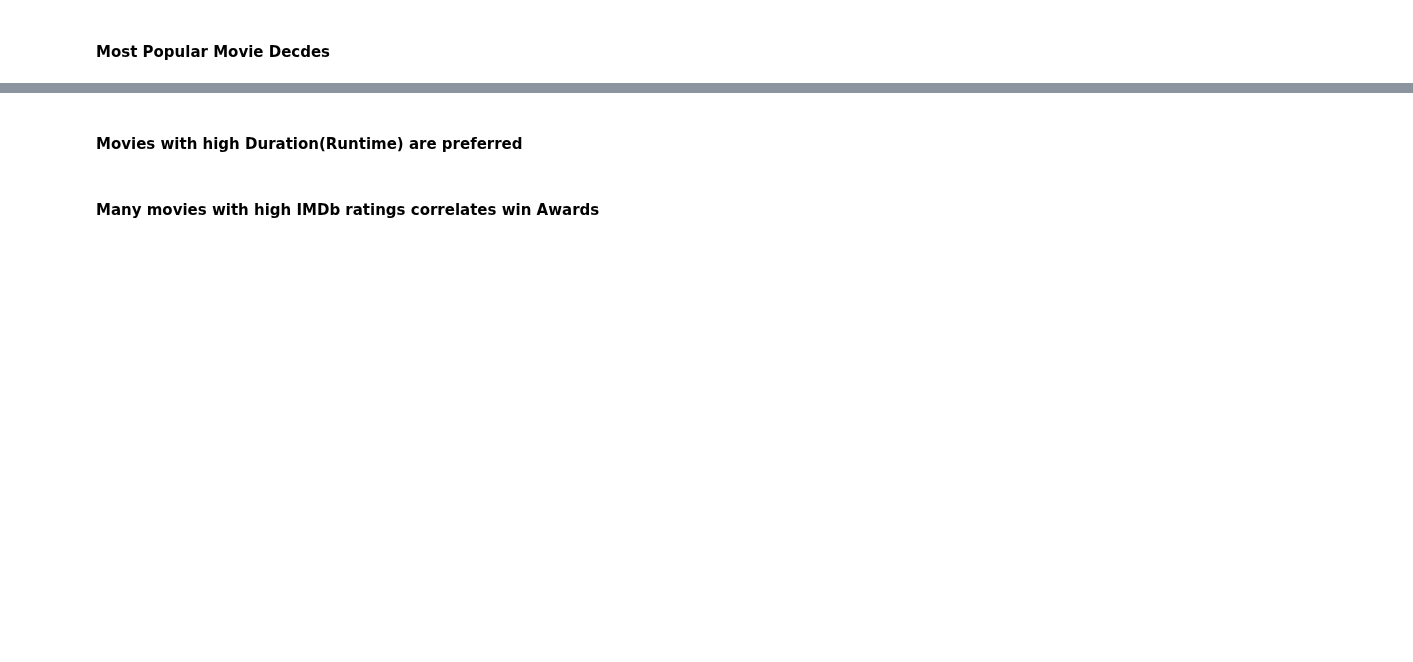
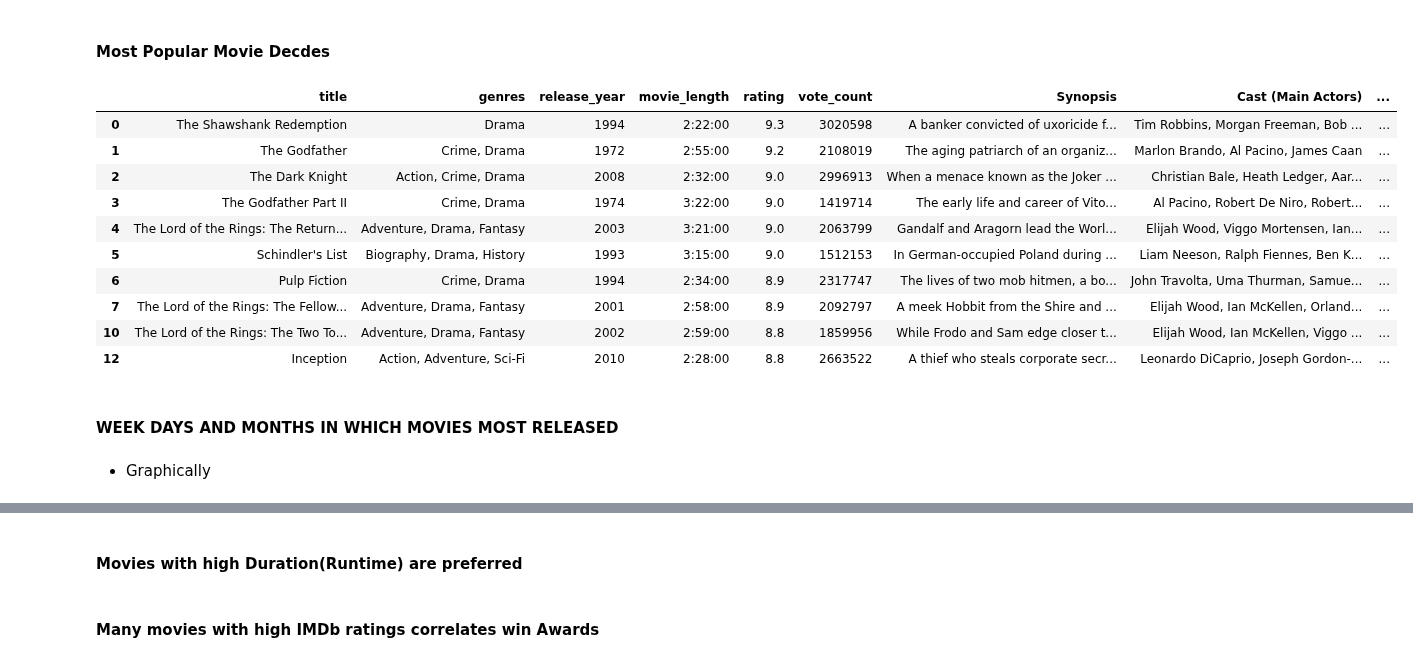
Before and after one commit to Cemputus/Data-Mining-and-Wrangling---movie-scraping, a Jupyter notebook: Analysis/Edube_webscrap.ipynb, the cells around one changed output, grey strips where cells are left out. Cells and saved outputs as stored; diff of their text form; code cells hidden in the pictures; blank space fills up the shorter version.

```diff
--- a/Analysis/Edube_webscrap.ipynb
+++ b/Analysis/Edube_webscrap.ipynb
@@ -342,2 +361,21 @@ dtype: float64
 # %% [markdown]
 #### Most Popular Movie Decdes
+# %%
+Rate_sorted_data = cleaned_reformed.sort_values(by='rating',ascending=False)
+Rate_sorted_data.head(10)
+# %% [output]
+|  | title | genres | release_year | movie_length | rating | vote_count | Synopsis | Cast (Main Actors) | ... |
+| 0 | The Shawshank Redemption | Drama | 1994 | 2:22:00 | 9.3 | 3020598 | A banker convicted of uxoricide f... | Tim Robbins, Morgan Freeman, Bob ... | ... |
+| 1 | The Godfather | Crime, Drama | 1972 | 2:55:00 | 9.2 | 2108019 | The aging patriarch of an organiz... | Marlon Brando, Al Pacino, James Caan | ... |
+| 2 | The Dark Knight | Action, Crime, Drama | 2008 | 2:32:00 | 9.0 | 2996913 | When a menace known as the Joker ... | Christian Bale, Heath Ledger, Aar... | ... |
+| 3 | The Godfather Part II | Crime, Drama | 1974 | 3:22:00 | 9.0 | 1419714 | The early life and career of Vito... | Al Pacino, Robert De Niro, Robert... | ... |
+| 4 | The Lord of the Rings: The Return... | Adventure, Drama, Fantasy | 2003 | 3:21:00 | 9.0 | 2063799 | Gandalf and Aragorn lead the Worl... | Elijah Wood, Viggo Mortensen, Ian... | ... |
+| 5 | Schindler's List | Biography, Drama, History | 1993 | 3:15:00 | 9.0 | 1512153 | In German-occupied Poland during ... | Liam Neeson, Ralph Fiennes, Ben K... | ... |
+| 6 | Pulp Fiction | Crime, Drama | 1994 | 2:34:00 | 8.9 | 2317747 | The lives of two mob hitmen, a bo... | John Travolta, Uma Thurman, Samue... | ... |
+| 7 | The Lord of the Rings: The Fellow... | Adventure, Drama, Fantasy | 2001 | 2:58:00 | 8.9 | 2092797 | A meek Hobbit from the Shire and ... | Elijah Wood, Ian McKellen, Orland... | ... |
+| 10 | The Lord of the Rings: The Two To... | Adventure, Drama, Fantasy | 2002 | 2:59:00 | 8.8 | 1859956 | While Frodo and Sam edge closer t... | Elijah Wood, Ian McKellen, Viggo ... | ... |
+| 12 | Inception | Action, Adventure, Sci-Fi | 2010 | 2:28:00 | 8.8 | 2663522 | A thief who steals corporate secr... | Leonardo DiCaprio, Joseph Gordon-... | ... |
+# %% [markdown]
+#### WEEK DAYS AND MONTHS IN WHICH MOVIES MOST RELEASED
+# %% [markdown]
+- Graphically
```
Also changed, not shown: parts of 7 cells of this notebook.
